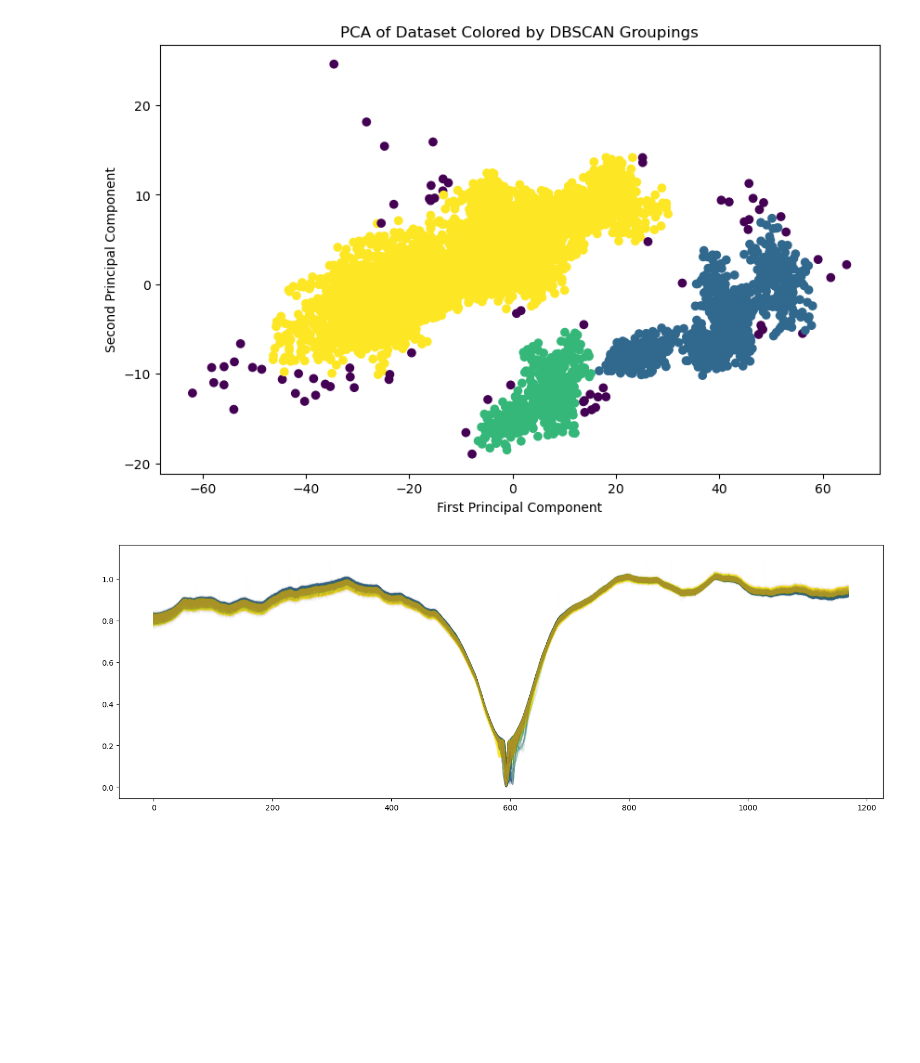
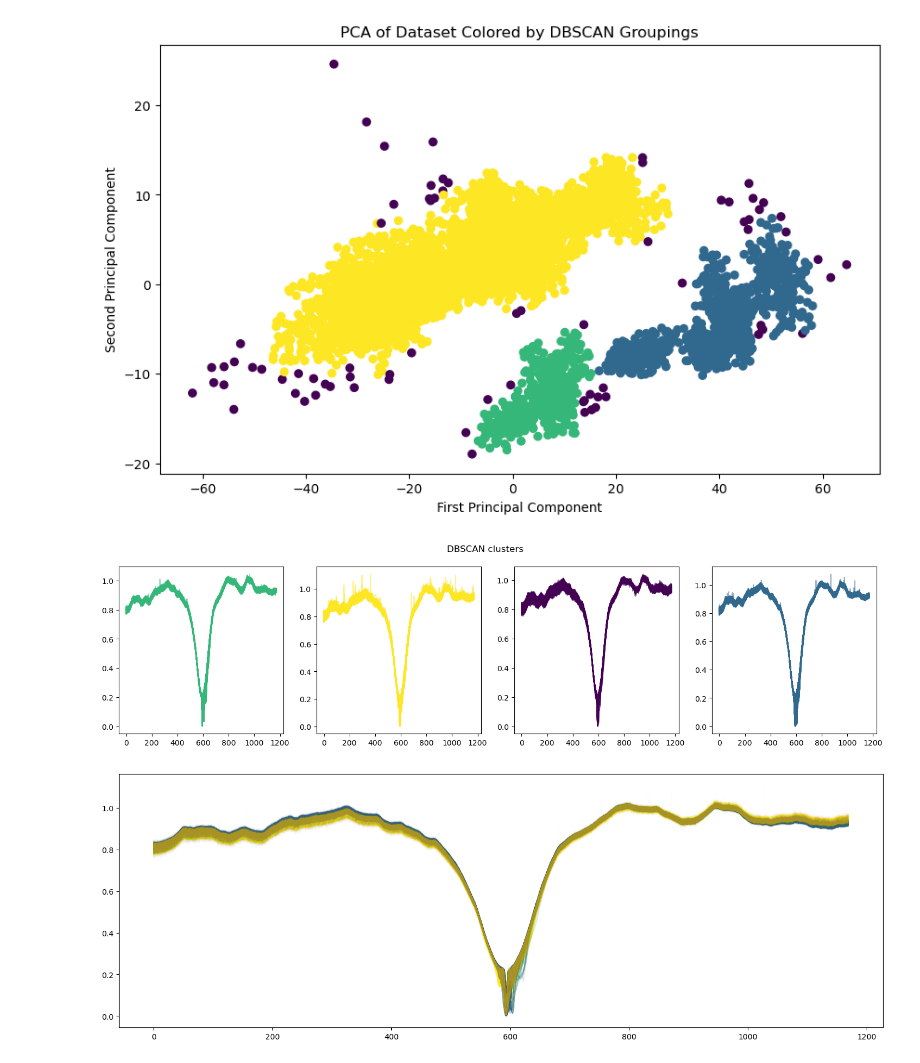
Before and after one commit to Ajb2307/exo-comets, a Jupyter notebook: ProjectExoComet/PCA_test.ipynb, the cells around one changed output. Drawn from its saved outputs; the diff is of its cells as text; code cells hidden in the pictures; blank space fills up the shorter version.

```diff
--- a/ProjectExoComet/PCA_test.ipynb
+++ b/ProjectExoComet/PCA_test.ipynb
@@ -105,21 +105,24 @@ plt.show()
 # %%
 n_clusters = max(dbscan_labels) + 1
 
 # Create a figure with three subplots
 fig, axes = plt.subplots(1, n_clusters + 1, figsize=(18, 4))
 
 # axes is a list of three Axes objects
 axes_list = [axes[i] for i in range(n_clusters + 1)]
 
 
 colors = ["#ca5670", "#72a555", "#ab62c0", "#c57c3c", "#638ccc"]
 
 for index, row in tqdm(df_reset.iterrows()):
         label = dbscan_labels[index]
-        color =plt.cm.viridis((label)/ n_clusters)
+        color =plt.cm.viridis((label + 1)/ n_clusters)
         axes_list[label - 1].plot(row, alpha=0.5, color = color)
 
-fig.title('DBSCAN clusters')
+fig.suptitle('DBSCAN clusters')
+plt.savefig(parent_dir+'PCA_stuff/'+'DBSCAN_plot_clusters.png')
+# %% [output]
+[figure, added]
 # %%
 # Create a figure with all the spectra stacked but colorsed
 fig, ax = plt.subplots(figsize=(18, 6))
```
Also changed, not shown: parts of 1 cell of this notebook, 2 other files.
